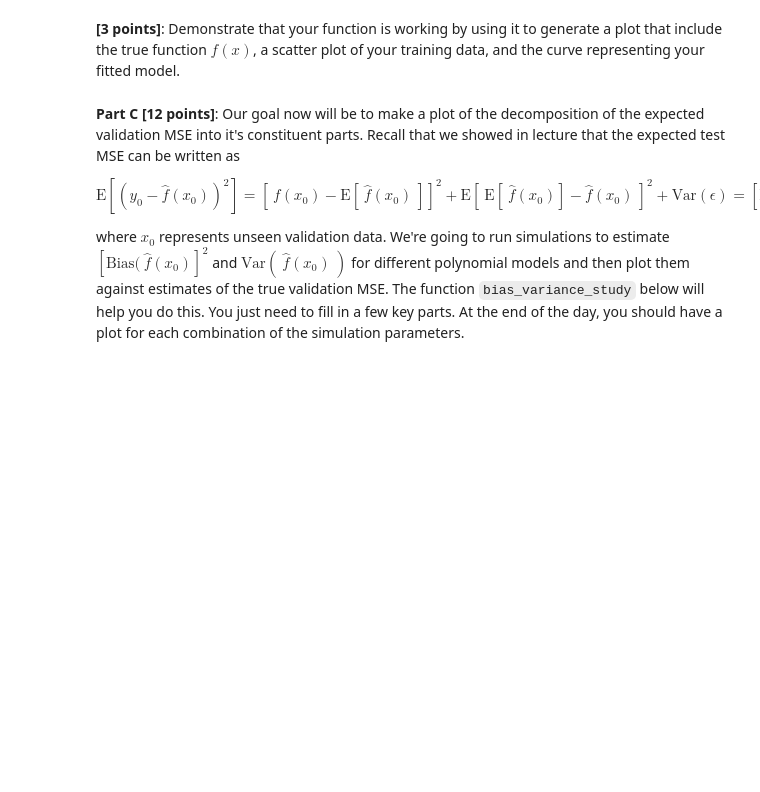
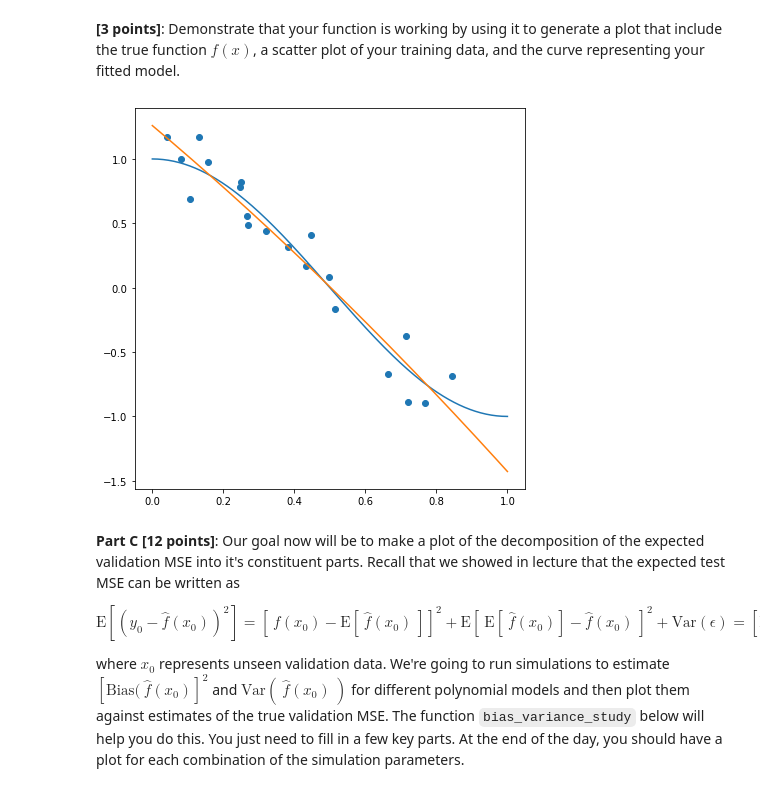
Before and after one commit to kaihvc/CSCI-4622-Machine-Learning-sp21, a Jupyter notebook: hmwks/hw1/hw1.ipynb, the cells around one changed output. Cells and saved outputs as stored; diff of their text form; code cells hidden in the pictures; blank space fills up the shorter version.

```diff
--- a/hmwks/hw1/hw1.ipynb
+++ b/hmwks/hw1/hw1.ipynb
@@ -566,18 +745,22 @@ def poly_predict(x_train, y_train, x_valid, deg):
     :@param x_valid: vector of validation features to make predictions with
     :@param deg: degree of the polynomial model
     """
-
-    # YOUR CODE HERE
-    raise NotImplementedError()
+    c = np.polyfit(x_train, y_train, deg)
+    predict = np.polyval(c, x_valid)
+    return predict
 # %% [markdown]
 **[3 points]**: Demonstrate that your function is working by using it to generate a plot that include the true function $f(x)$, a scatter plot of your training data, and the curve representing your fitted model.
 # %%
 model_plot = poly_predict(x, y, xplot, 2)
 
 fig, ax = plt.subplots(nrows=1, ncols=1, figsize=(7, 7))
+ax.scatter(x, y)
+ax.plot(xplot, fplot)
+ax.plot(xplot, model_plot)
 
-# YOUR CODE HERE
-raise NotImplementedError()
+plt.show()
+# %% [output]
+[figure, added]
 # %% [markdown]
 **Part C [12 points]**: Our goal now will be to make a plot of the decomposition of the expected validation MSE into it's constituent parts.  Recall that we showed in lecture that the expected test MSE can be written as
 
```
Also changed, not shown: parts of 31 cells of this notebook.
